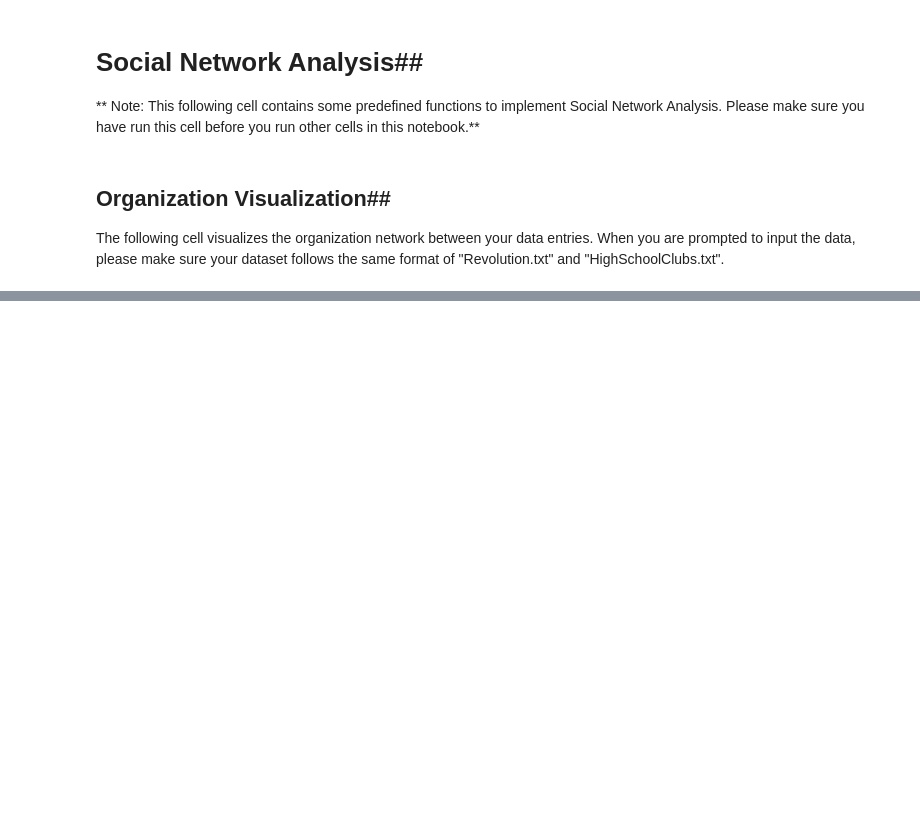
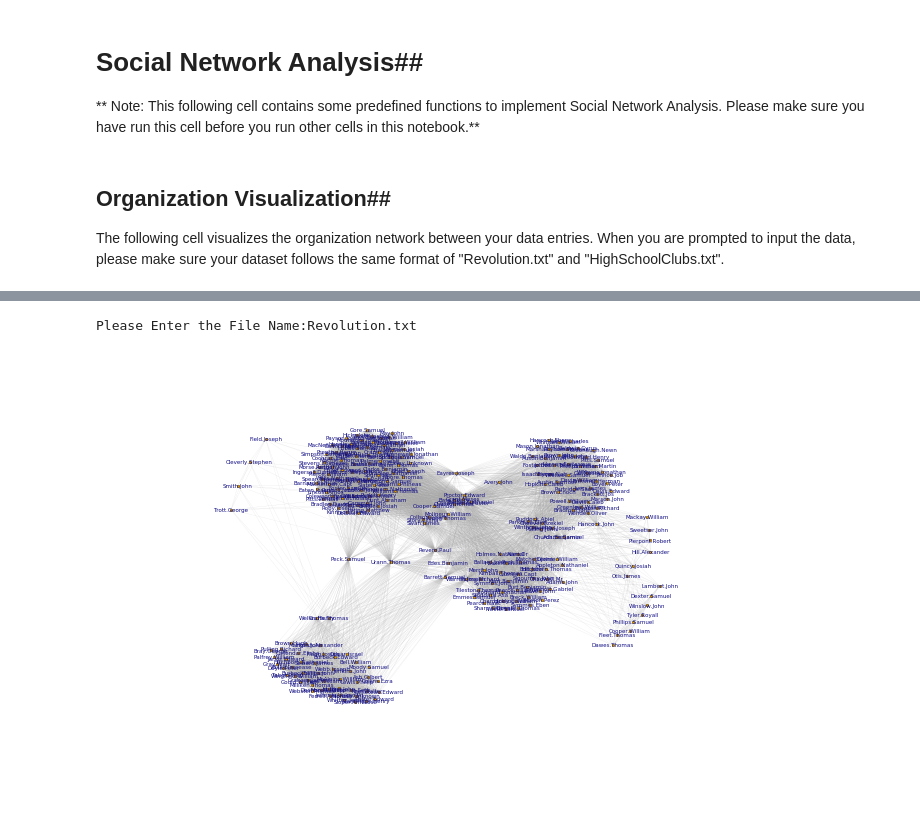
Before and after one commit to KnowledgeCaptureAndDiscovery/INF549, a Jupyter notebook: Assignment6/SocialNetworkAnalysis.ipynb, the cells around one changed output, grey strips where cells are left out. Cells and saved outputs as stored; diff of their text form; code cells hidden in the pictures; blank space fills up the shorter version.

```diff
--- a/Assignment6/SocialNetworkAnalysis.ipynb
+++ b/Assignment6/SocialNetworkAnalysis.ipynb
@@ -42,0 +80,5 @@ Please Enter the File Name:Revolution.txt
+# %%
+People_Visualization()
+# %% [output]
+Please Enter the File Name:Revolution.txt
+[figure, added]
```
Also changed, not shown: parts of 3 cells of this notebook.
